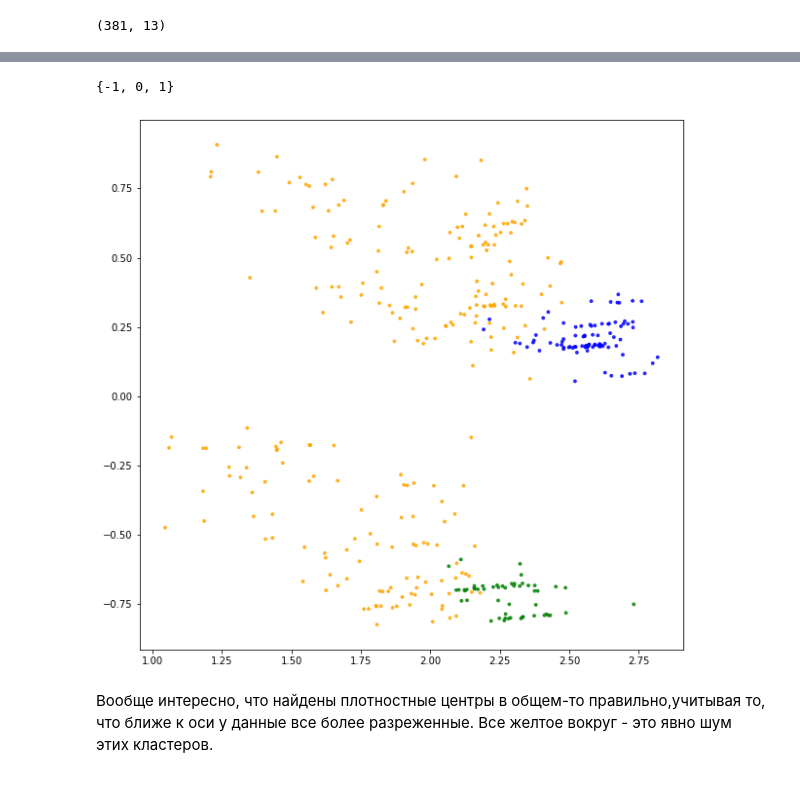
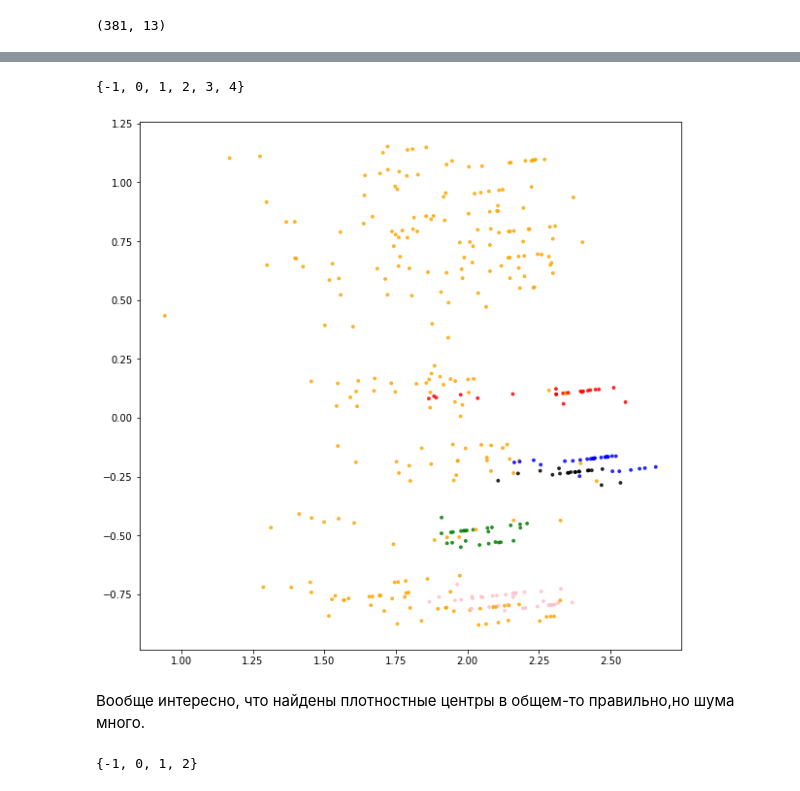
Before and after one commit to kayashik/ML_for_data_analysis, a Jupyter notebook: hw_classification.ipynb, the cells around one changed output, grey strips where cells are left out. Cells and saved outputs as stored; diff of their text form; code cells hidden in the pictures.

```diff
--- a/hw_classification.ipynb
+++ b/hw_classification.ipynb
@@ -99,6 +122,6 @@ plot_LSA(X_transformed, pred_tr, ['orange','blue', 'green'])
 # %%
 from sklearn.mixture import GaussianMixture
-gmm = GaussianMixture(n_components=2, random_state=2)
+gmm = GaussianMixture(n_components=3,random_state=30)
 gmm.fit(X_transformed)
 
 #predictions from gmm
@@ -123,10 +148,10 @@ plt.axhline(y=11, color='r', linestyle='--')
 # %%
-# Здесь на 2 делим
+# Здесь на 4 делим
 from sklearn.cluster import AgglomerativeClustering
-cluster = AgglomerativeClustering(n_clusters=2, affinity='euclidean', linkage='ward')
+cluster = AgglomerativeClustering(n_clusters=4, affinity='euclidean', linkage='ward')
 cluster.fit_predict(X_transformed)
 
 #predictions from gmm
 fig = plt.figure(figsize=(10, 10))
-plot_LSA(X_transformed, cluster.labels_, ['orange','blue'])
+plot_LSA(X_transformed, cluster.labels_, ['orange','blue', 'green', 'pink'])
 # %% [output]
@@ -147,0 +173,8 @@ plot_LSA(X_transformed, cluster_3.labels_, ['orange','blue', 'green'])
+# %%
+# Здесь на 2
+cluster_3 = AgglomerativeClustering(n_clusters=2, affinity='euclidean', linkage='ward')
+cluster_3.fit_predict(X_transformed)
+
+#predictions from gmm
+fig = plt.figure(figsize=(10, 10))
+plot_LSA(X_transformed, cluster_3.labels_, ['orange','blue', 'green', 'pink', 'black'])
@@ -164,15 +203,24 @@ plt.plot(distances)
 # %%
-#train model, selecting 0.3 for eps and setting min_samples to 5
-m = DBSCAN(eps=0.8, min_samples=30)
+# Посмотрим на 5 кластеров
+#train model, selecting 0.6 for eps and setting min_samples to 17
+m = DBSCAN(eps=0.6, min_samples=17)
 m.fit(X_transformed)
 set(m.labels_)
 # %% [output]
-{-1, 0, 1}
+{-1, 0, 1, 2, 3, 4}
 # %%
 #predictions from gmm
 fig = plt.figure(figsize=(10, 10))
-plot_LSA(X_transformed, m.labels_, ['orange','blue', 'green'])
+plot_LSA(X_transformed, m.labels_, ['orange','blue', 'green', 'pink', 'black', 'red'])
 # %% [output]
-[figure, old version]
+[figure, new version]
 # %% [markdown]
-Вообще интересно, что найдены плотностные центры в общем-то правильно,учитывая то, что ближе к оси y данные все более разреженные. Все желтое вокруг - это явно шум этих кластеров.
+Вообще интересно, что найдены плотностные центры в общем-то правильно,но шума много.
+# %%
+# Посмотрим на 3 кластеров
+#train model, selecting 0.6 for eps and setting min_samples to 20
+m_3 = DBSCAN(eps=0.6, min_samples=20)
+m_3.fit(X_transformed)
+set(m_3.labels_)
+# %% [output]
+{-1, 0, 1, 2}
```
Also changed, not shown: parts of 35 cells of this notebook.
